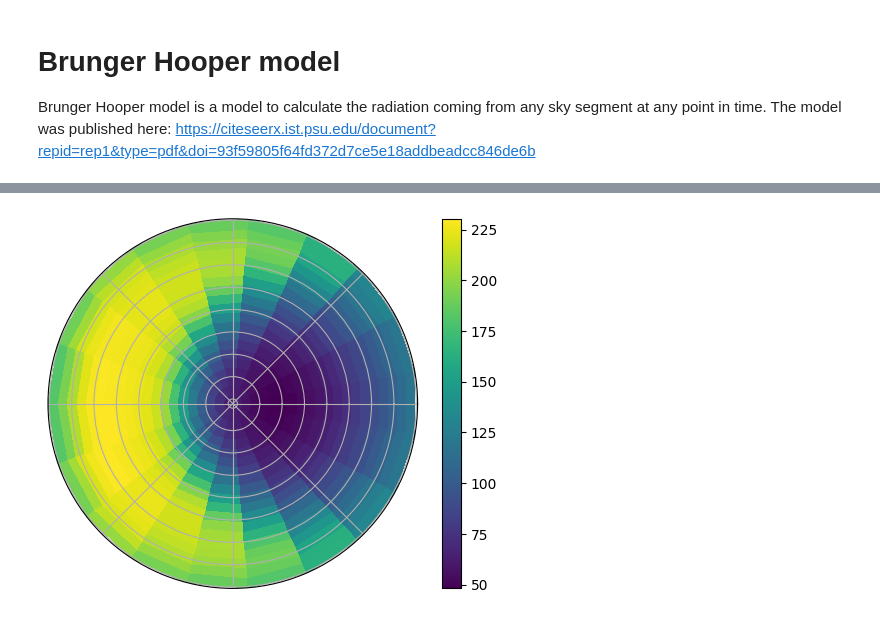
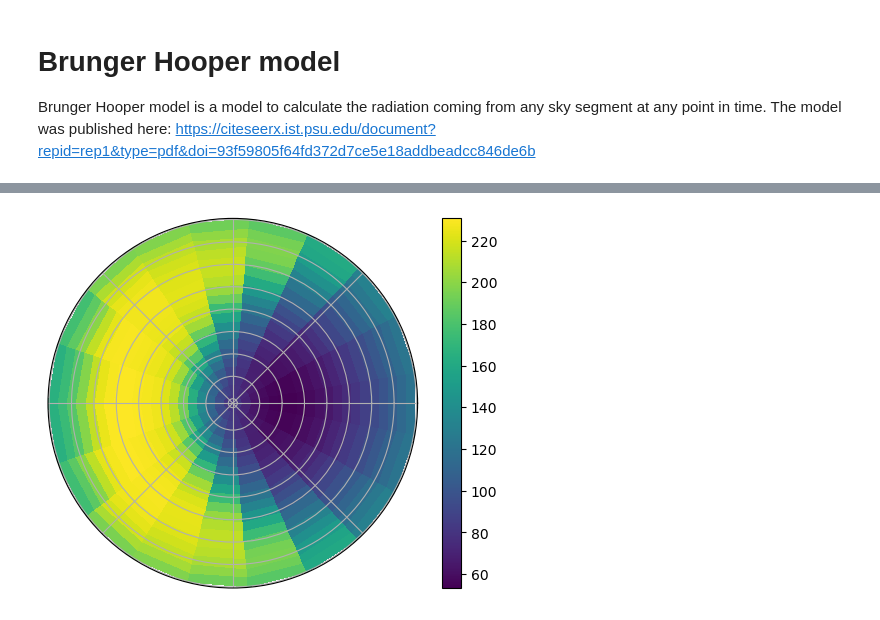
Before and after one commit to open-pv/irradiance, a Jupyter notebook: BrungerHooper.ipynb, the cells around one changed output, grey strips where cells are left out. Saved outputs shown, nothing was run; the diff lists cells and outputs as text; code cells hidden in the pictures.

Commit message:
new json format

```diff
--- a/BrungerHooper.ipynb
+++ b/BrungerHooper.ipynb
@@ -80,8 +101,6 @@ def create_irradiance_json(lat, lon):
         file.write(json_str)
 # %%
+import concurrent.futures
+
 latitudes = np.linspace(LATITUDE_MIN, LATITUDE_MAX, LATITUDE_SAMPLES)
 longitudes = np.linspace(LONGITUDE_MIN, LONGITUDE_MAX, LONGITUDE_SAMPLES)
-for lat in latitudes:
-    for lon in longitudes:
-        print(lat,lon)
-        create_irradiance_json(lat, lon)
@@ -88,24 +131,41 @@ for lat in latitudes:
 # %%
+
 def read_irradiance_json(lat, lon):
     filepath = f"irradiance/{lat}/{lon}.json"
     if not os.path.exists(filepath):
         raise FileNotFoundError(f"No data found for the specified coordinates: {lat}, {lon}")
 
     with open(filepath, 'r') as file:
-        Radiance = np.array(json.load(file))
+        data = json.load(file)
 
-    phi = np.linspace(0, 2 * np.pi, Radiance.shape[1])
-    theta = np.linspace(0, 0.5 * np.pi, Radiance.shape[0])
-    Phi, Theta = np.meshgrid(phi, theta)
+    # Extract the data part from the JSON
+    irradiance_data = data['data']
+
+    # Determine the dimensions of the Theta and Phi arrays
+    samples_phi = data['metadata']['samples_phi']
+    samples_theta = data['metadata']['samples_theta']
+
+    # Initialize the arrays
+    Phi = np.zeros((samples_theta, samples_phi))
+    Theta = np.zeros((samples_theta, samples_phi))
+    Radiance = np.zeros((samples_theta, samples_phi))
+
+    # Fill the arrays
+    for idx, entry in enumerate(irradiance_data):
+        i = idx // samples_phi  # Row index
+        j = idx % samples_phi   # Column index
+        Theta[i, j] = entry['theta']
+        Phi[i, j] = entry['phi']
+        Radiance[i, j] = entry['radiance']
 
     return Phi, Theta, Radiance
 # %%
-Phi, Theta, Radiance = read_irradiance_json("54.0", "6.0")
+Phi, Theta, Radiance = read_irradiance_json("47.0", "6.0")
 fig, ax = plt.subplots(subplot_kw={"projection": "polar"})
 c = ax.pcolormesh(Phi, Theta, Radiance, shading='auto', norm=Normalize(vmin=Radiance.min(), vmax=Radiance.max()))
 ax.set_yticklabels([])
 ax.set_xticklabels([])
 plt.colorbar(c, ax=ax, orientation='vertical')
 plt.show()
 # %% [output]
-[figure, old version]
+[figure, new version]
```
Also changed, not shown: parts of 3 cells of this notebook.
